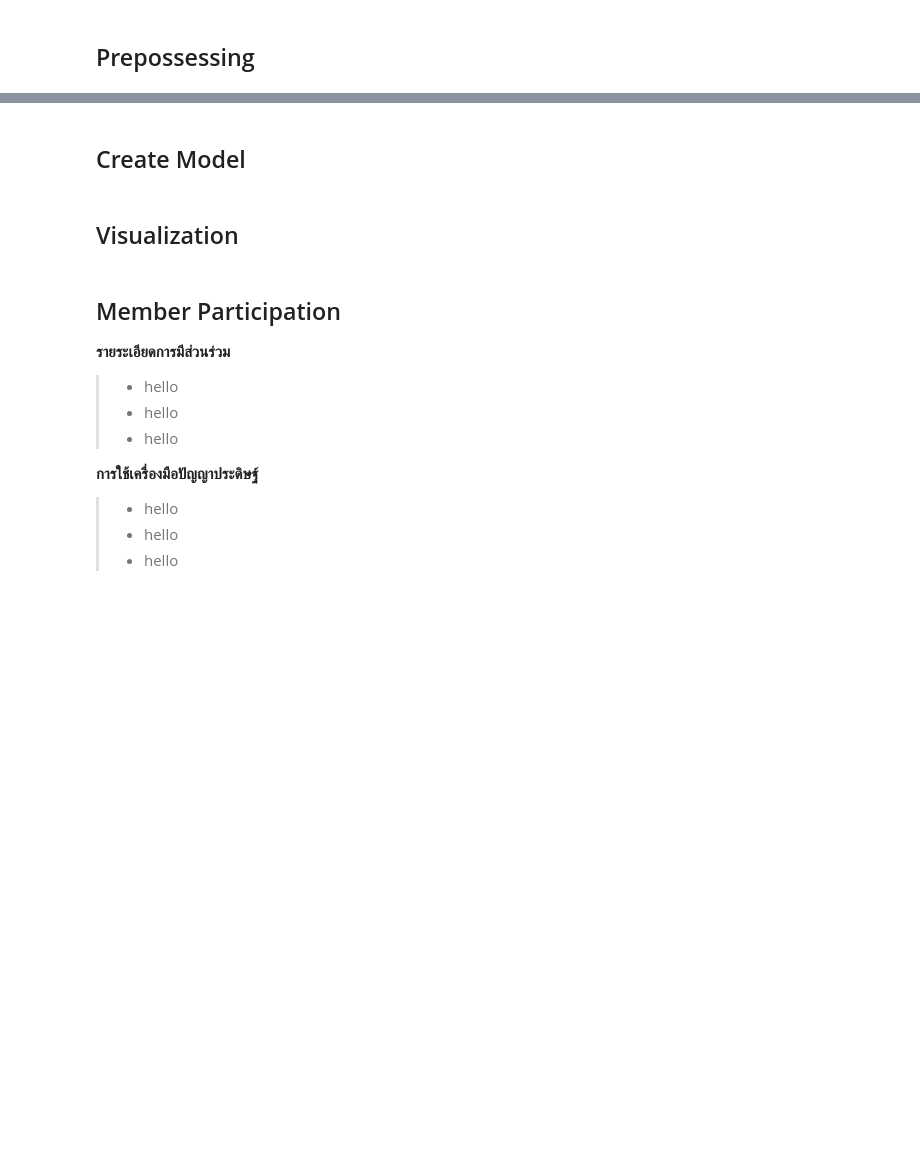
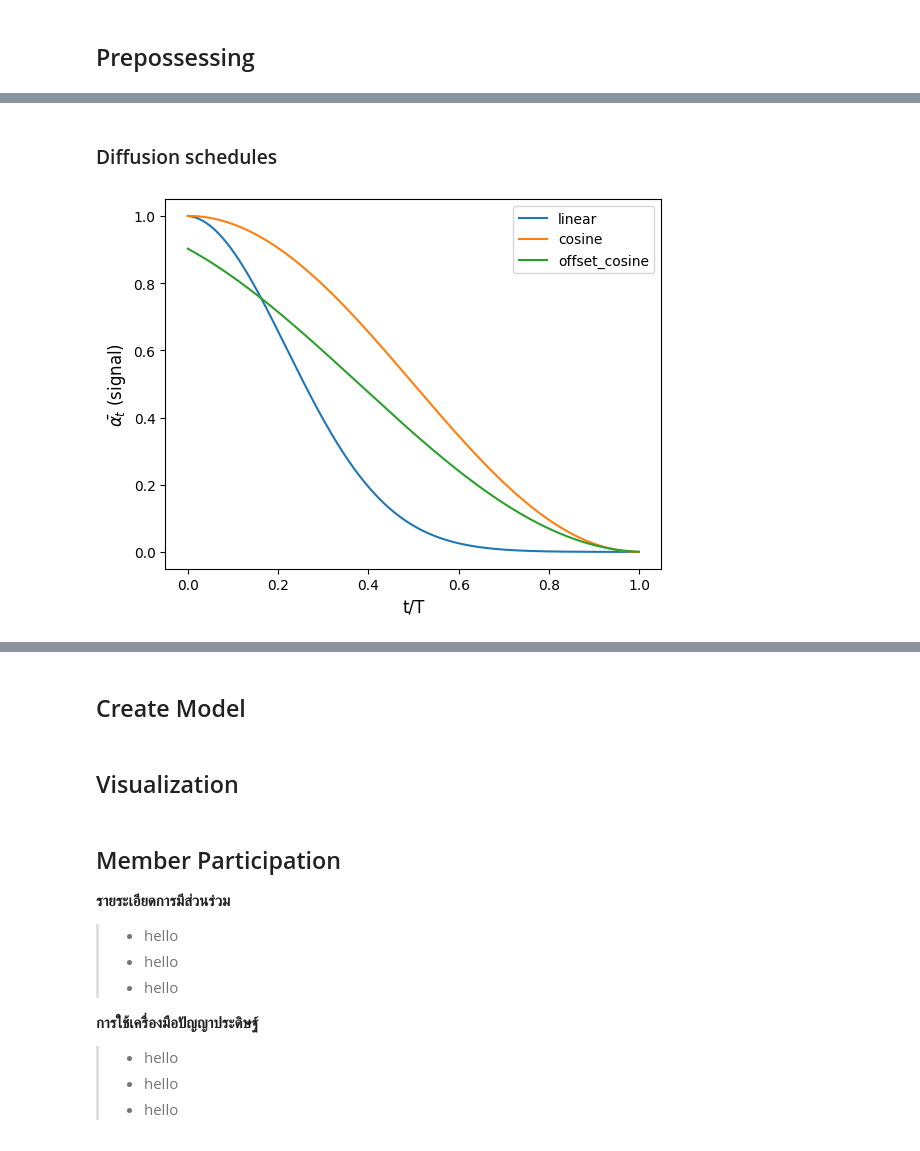
Before and after one commit to KU-Gen-AI-2567/Diffusion, a Jupyter notebook: Diffusion_demo.ipynb, the cells around one changed output, grey strips where cells are left out. Saved outputs shown, nothing was run; the diff lists cells and outputs as text; code cells hidden in the pictures; blank space fills up the shorter version.

```diff
--- a/Diffusion_demo.ipynb
+++ b/Diffusion_demo.ipynb
@@ -48,0 +117,49 @@ else:
+# %% [markdown]
+### Diffusion schedules
+# %%
+import math
+
+def linear_diffusion_schedule(diffusion_times):
+    min_rate = 0.0001
+    max_rate = 0.02
+    betas = min_rate + diffusion_times * (max_rate - min_rate)
+    alphas = 1 - betas
+    alpha_bars = tf.math.cumprod(alphas)
+    signal_rates = tf.sqrt(alpha_bars)
+    noise_rates = tf.sqrt(1 - alpha_bars)
+    return noise_rates, signal_rates
+
+def cosine_diffusion_schedule(diffusion_times):
+    signal_rates = tf.cos(diffusion_times * math.pi / 2)
+    noise_rates = tf.sin(diffusion_times * math.pi / 2)
+    return noise_rates, signal_rates
+
+def offset_cosine_diffusion_schedule(diffusion_times):
+    min_signal_rate = 0.02
+    max_signal_rate = 0.95
+    start_angle = tf.acos(max_signal_rate)
+    end_angle = tf.acos(min_signal_rate)
+
+    diffusion_angles = start_angle + diffusion_times * (end_angle - start_angle)
+
+    signal_rates = tf.cos(diffusion_angles)
+    noise_rates = tf.sin(diffusion_angles)
+
+    return noise_rates, signal_rates
+
+T = 1000
+diffusion_times = tf.convert_to_tensor([x / T for x in range(T)])
+linear_noise_rates, linear_signal_rates = linear_diffusion_schedule(diffusion_times)
+cosine_noise_rates, cosine_signal_rates = cosine_diffusion_schedule(diffusion_times)
+offset_cosine_noise_rates, offset_cosine_signal_rates = offset_cosine_diffusion_schedule(diffusion_times)
+
+plt.plot(diffusion_times, linear_signal_rates**2, linewidth=1.5, label="linear")
+plt.plot(diffusion_times, cosine_signal_rates**2, linewidth=1.5, label="cosine")
+plt.plot(diffusion_times, offset_cosine_signal_rates**2, linewidth=1.5, label="offset_cosine")
+
+plt.xlabel("t/T", fontsize=12)
+plt.ylabel(r"$\bar{\alpha_t}$ (signal)", fontsize=12)
+plt.legend()
+plt.show()
+# %% [output]
+[figure, added]
```
Also changed, not shown: parts of 8 cells of this notebook.
